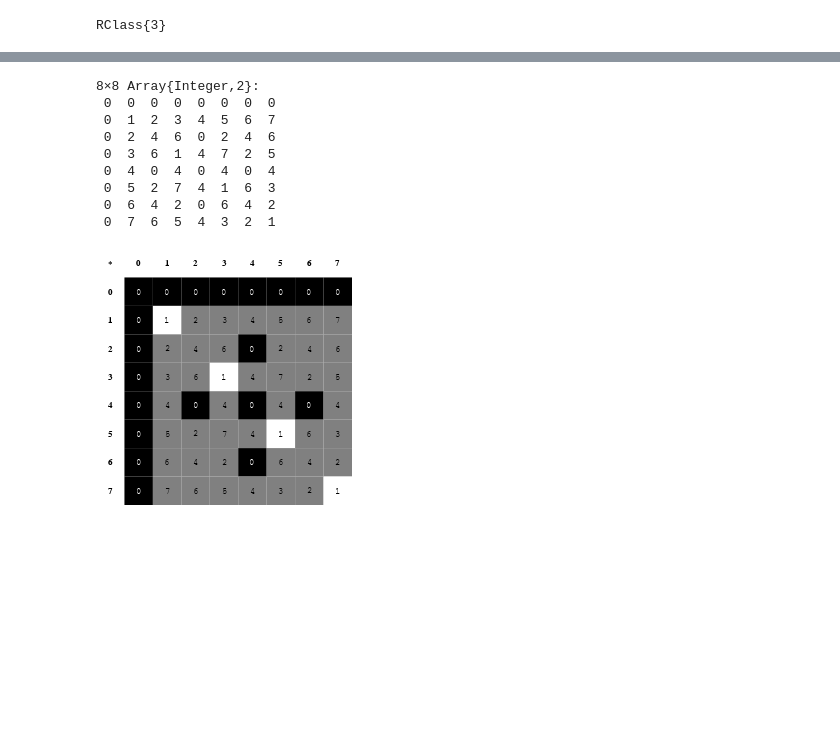
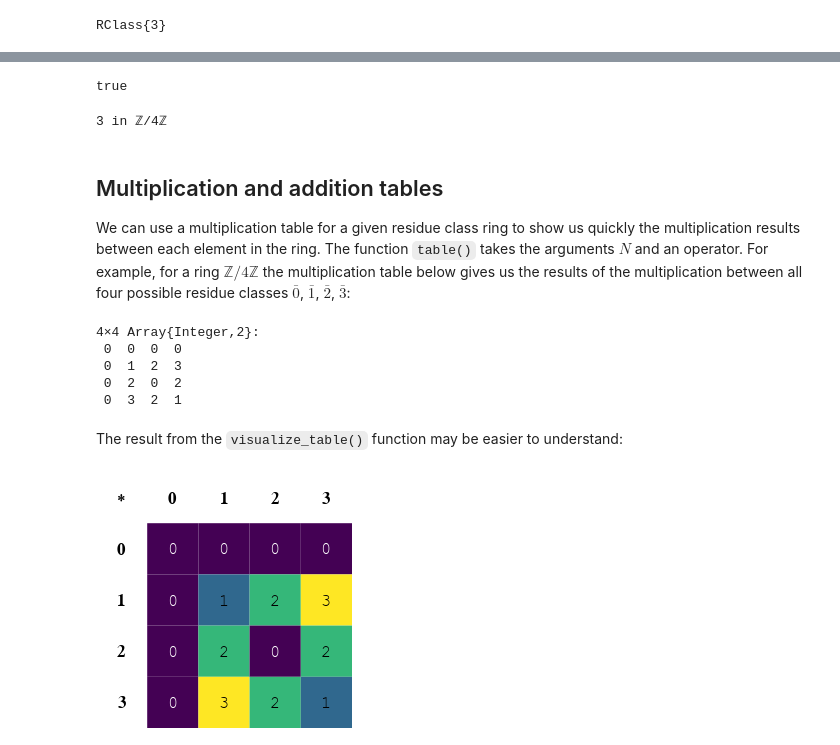
Before and after one commit to internaut/learningjulia, a Jupyter notebook: residueclasses/residueclasses.ipynb, the cells around one changed output, grey strips where cells are left out. Saved outputs shown, nothing was run; the diff lists cells and outputs as text; code cells hidden in the pictures; blank space fills up the shorter version.

Commit message:
finish residue classes notebook

```diff
--- a/residueclasses/residueclasses.ipynb
+++ b/residueclasses/residueclasses.ipynb
@@ -15,16 +109,26 @@ RClass{3}(1)
+# %%
+hasinv(RClass{4}(3))
+# %% [output]
+true
+# %%
+inv(RClass{4}(3))   # (3 * 3) mod 4 = 9 mod 4 = 1
+# %% [output]
+3 in ℤ/4ℤ
+# %% [markdown]
+## Multiplication and addition tables
+
+We can use a multiplication table for a given residue class ring to show us quickly the multiplication results between each element in the ring. The function `table()` takes the arguments $N$ and an operator. For example, for a ring $\mathbb Z/4\mathbb Z$ the multiplication table below gives us the results of the multiplication between all four possible residue classes $\bar 0$, $\bar 1$, $\bar 2$, $\bar 3$:
 # %%
-table(8, *)
+table(4, *)
 # %% [output]
-8×8 Array{Integer,2}:
- 0  0  0  0  0  0  0  0
- 0  1  2  3  4  5  6  7
- 0  2  4  6  0  2  4  6
- 0  3  6  1  4  7  2  5
- 0  4  0  4  0  4  0  4
- 0  5  2  7  4  1  6  3
- 0  6  4  2  0  6  4  2
- 0  7  6  5  4  3  2  1
+4×4 Array{Integer,2}:
+ 0  0  0  0
+ 0  1  2  3
+ 0  2  0  2
+ 0  3  2  1
+# %% [markdown]
+The result from the `visualize_table()` function may be easier to understand:
 # %%
-visualize_table(8, *)
+visualize_table(4, *)
 # %% [output]
-[figure, old version]
+[figure, new version]
```
Also changed, not shown: parts of 36 cells of this notebook.
